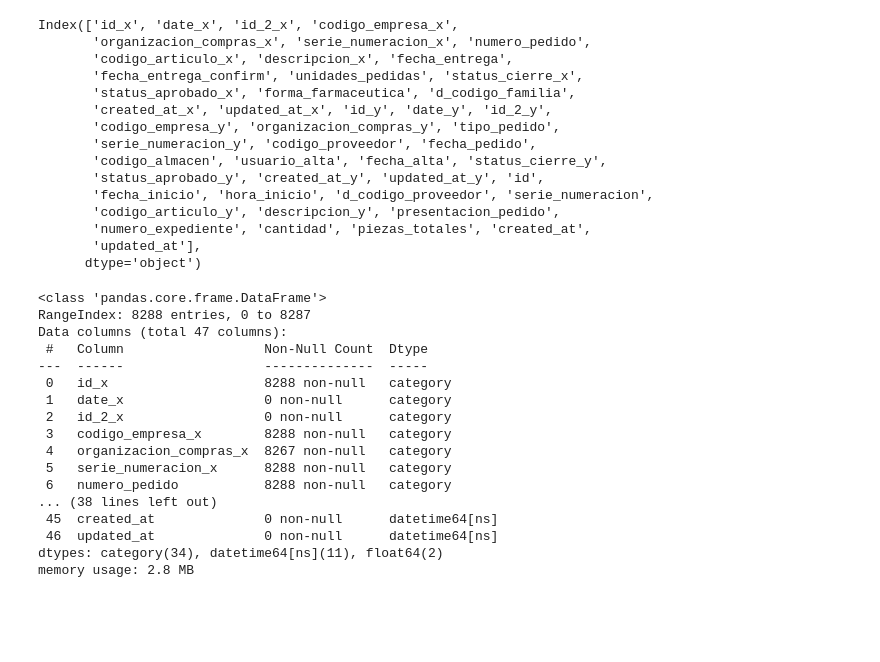
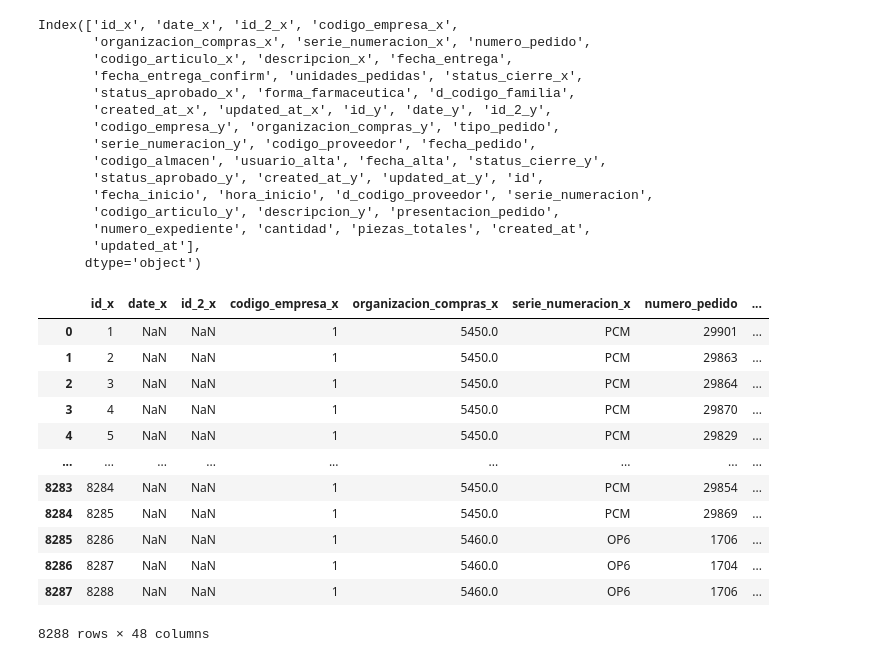
Before and after one commit to Quantium/Zeus-Notebooks, a Jupyter notebook: recibo.ipynb, the cells around one changed output. Saved outputs shown, nothing was run; the diff lists cells and outputs as text; code cells hidden in the pictures; blank space fills up the shorter version.

Commit message:
Fecha inicio y hora inicio

```diff
--- a/recibo.ipynb
+++ b/recibo.ipynb
@@ -295,26 +295,23 @@ cols_excluir = ['cantidad', 'piezas_totales']
 for col in cols_convertir:
     if col not in cols_excluir:
         recibo_df[col] = recibo_df[col].astype('category')
-# %%
-recibo_df.info()
-# %% [output]
-<class 'pandas.core.frame.DataFrame'>
-RangeIndex: 8288 entries, 0 to 8287
-Data columns (total 47 columns):
- #   Column                  Non-Null Count  Dtype
----  ------                  --------------  -----
- 0   id_x                    8288 non-null   category
- 1   date_x                  0 non-null      category
- 2   id_2_x                  0 non-null      category
- 3   codigo_empresa_x        8288 non-null   category
- 4   organizacion_compras_x  8267 non-null   category
- 5   serie_numeracion_x      8288 non-null   category
- 6   numero_pedido           8288 non-null   category
-... (38 lines left out)
- 45  created_at              0 non-null      datetime64[ns]
- 46  updated_at              0 non-null      datetime64[ns]
-dtypes: category(34), datetime64[ns](11), float64(2)
-memory usage: 2.8 MB
+# %%
+recibo_df['fecha_hora_inicio'] = pd.to_datetime(pd.concat([recibo_df['fecha_inicio'].astype(str),recibo_df['hora_inicio'].astype(str)], axis=1).apply(lambda x: x['fecha_inicio'] + ' ' + x['hora_inicio'], axis=1),errors='coerce')
+recibo_df
+# %% [output]
+|  | id_x | date_x | id_2_x | codigo_empresa_x | organizacion_compras_x | serie_numeracion_x | numero_pedido | ... |
+| 0 | 1 | NaN | NaN | 1 | 5450.0 | PCM | 29901 | ... |
+| 1 | 2 | NaN | NaN | 1 | 5450.0 | PCM | 29863 | ... |
+| 2 | 3 | NaN | NaN | 1 | 5450.0 | PCM | 29864 | ... |
+| 3 | 4 | NaN | NaN | 1 | 5450.0 | PCM | 29870 | ... |
+| 4 | 5 | NaN | NaN | 1 | 5450.0 | PCM | 29829 | ... |
+| ... | ... | ... | ... | ... | ... | ... | ... | ... |
+| 8283 | 8284 | NaN | NaN | 1 | 5450.0 | PCM | 29854 | ... |
+| 8284 | 8285 | NaN | NaN | 1 | 5450.0 | PCM | 29869 | ... |
+| 8285 | 8286 | NaN | NaN | 1 | 5460.0 | OP6 | 1706 | ... |
+| 8286 | 8287 | NaN | NaN | 1 | 5460.0 | OP6 | 1704 | ... |
+| 8287 | 8288 | NaN | NaN | 1 | 5460.0 | OP6 | 1706 | ... |
+8288 rows × 48 columns
 # %%
 
 # entradas_clean_dates_df['contador'] = entradas_clean_dates_df['contador'].astype(int)
```
Also changed, not shown: 1 other file.
